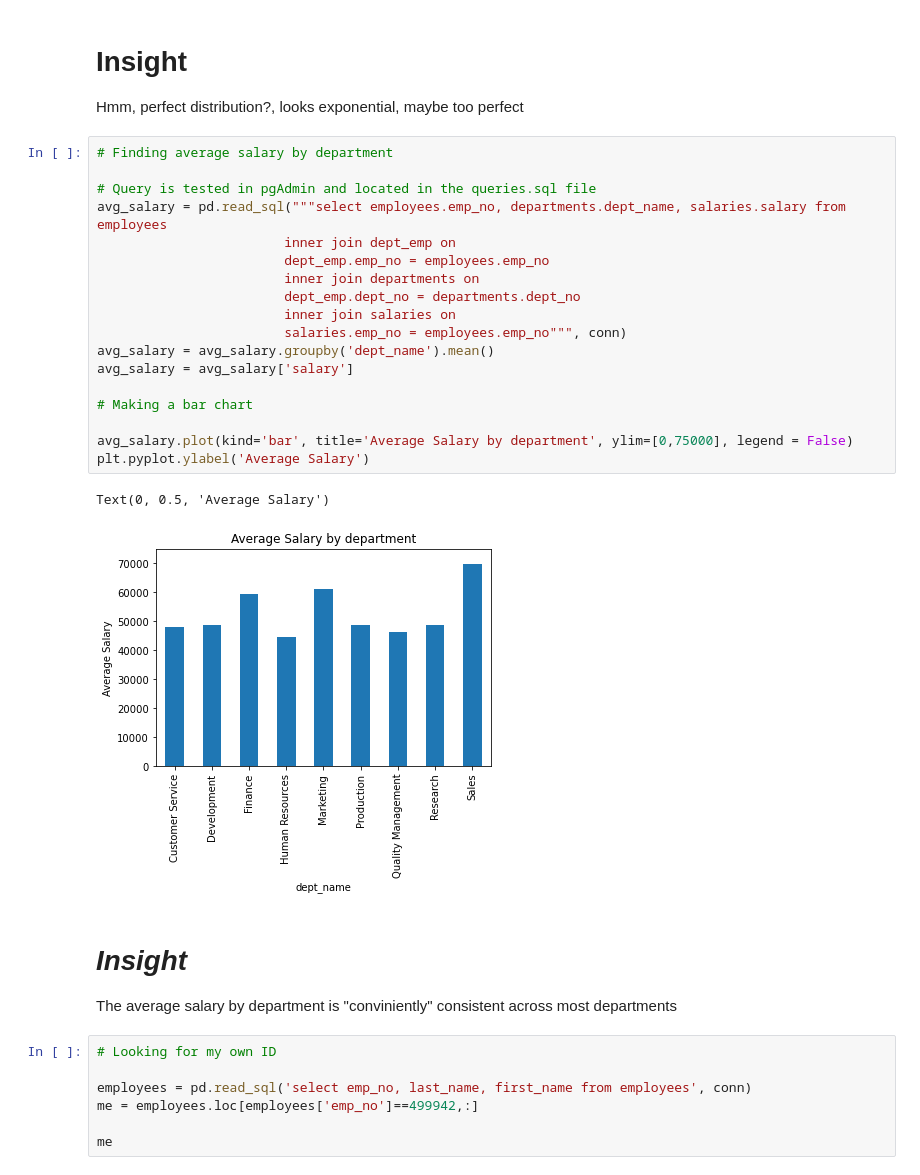
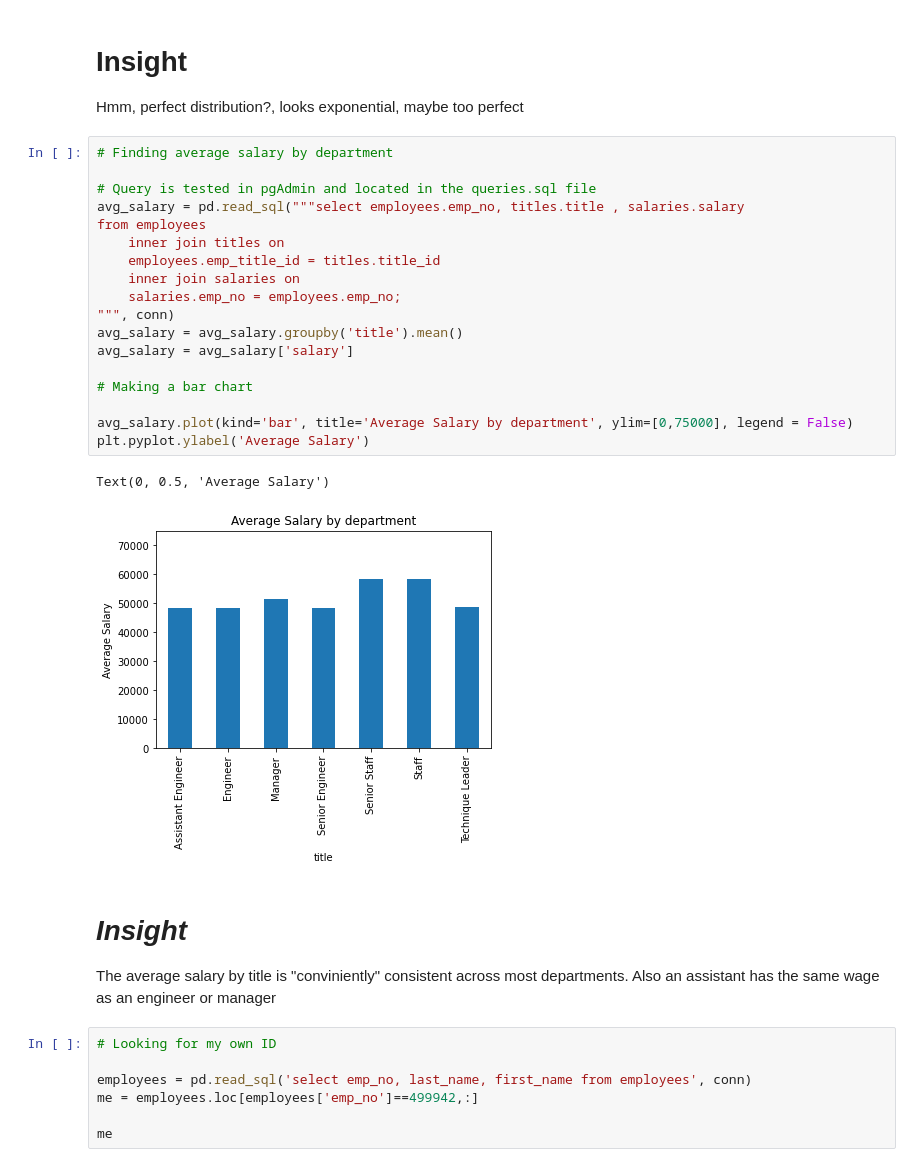
Before and after one commit to JuanjoFernandez/sql-challenge, a Jupyter notebook: suspicions.ipynb, the cells around one changed output. Drawn from its saved outputs; the diff is of its cells as text.

Commit message:
Fixes bar chart

```diff
--- a/suspicions.ipynb
+++ b/suspicions.ipynb
@@ -66,28 +66,28 @@ Hmm, perfect distribution?, looks exponential, maybe too perfect
 # %%
 # Finding average salary by department
 
 # Query is tested in pgAdmin and located in the queries.sql file
-avg_salary = pd.read_sql("""select employees.emp_no, departments.dept_name, salaries.salary from employees
-                        inner join dept_emp on
-                        dept_emp.emp_no = employees.emp_no
-                        inner join departments on
-                        dept_emp.dept_no = departments.dept_no
-                        inner join salaries on
-                        salaries.emp_no = employees.emp_no""", conn)
-avg_salary = avg_salary.groupby('dept_name').mean()
+avg_salary = pd.read_sql("""select employees.emp_no, titles.title , salaries.salary
+from employees
+	inner join titles on
+	employees.emp_title_id = titles.title_id
+	inner join salaries on
+	salaries.emp_no = employees.emp_no;
+""", conn)
+avg_salary = avg_salary.groupby('title').mean()
 avg_salary = avg_salary['salary']
 
 # Making a bar chart
 
 avg_salary.plot(kind='bar', title='Average Salary by department', ylim=[0,75000], legend = False)
 plt.pyplot.ylabel('Average Salary')
 # %% [output]
 Text(0, 0.5, 'Average Salary')
-[figure, old version]
+[figure, new version]
 # %% [markdown]
 # *Insight*
 
-The average salary by department is "conviniently" consistent across most departments
+The average salary by title is "conviniently" consistent across most departments. Also an assistant has the same wage as an engineer or manager
 # %%
 # Looking for my own ID
 
```
